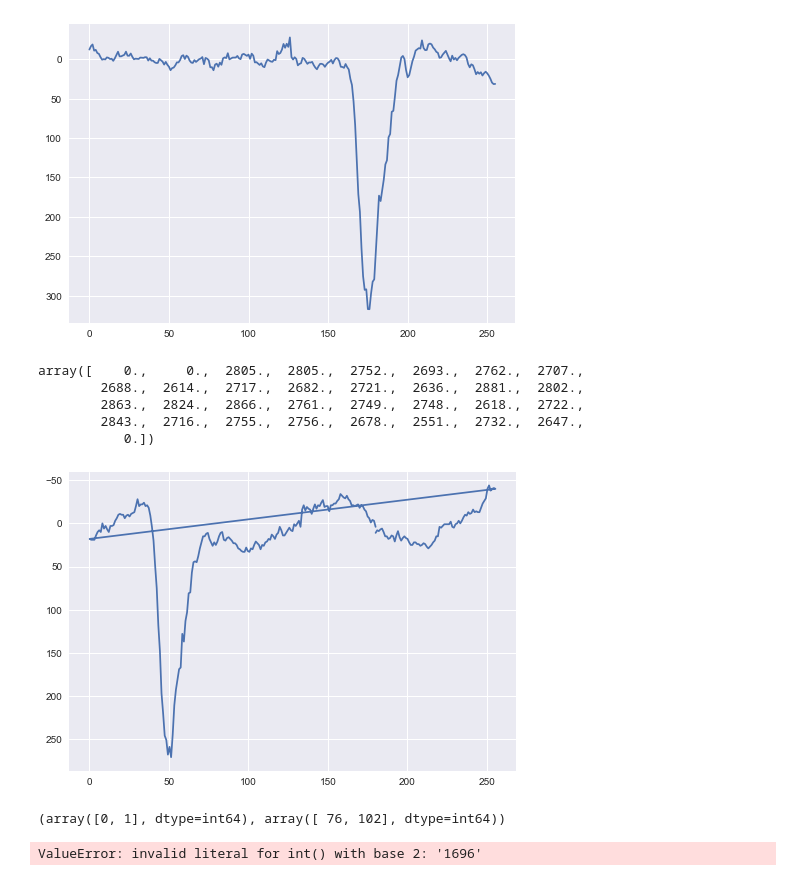
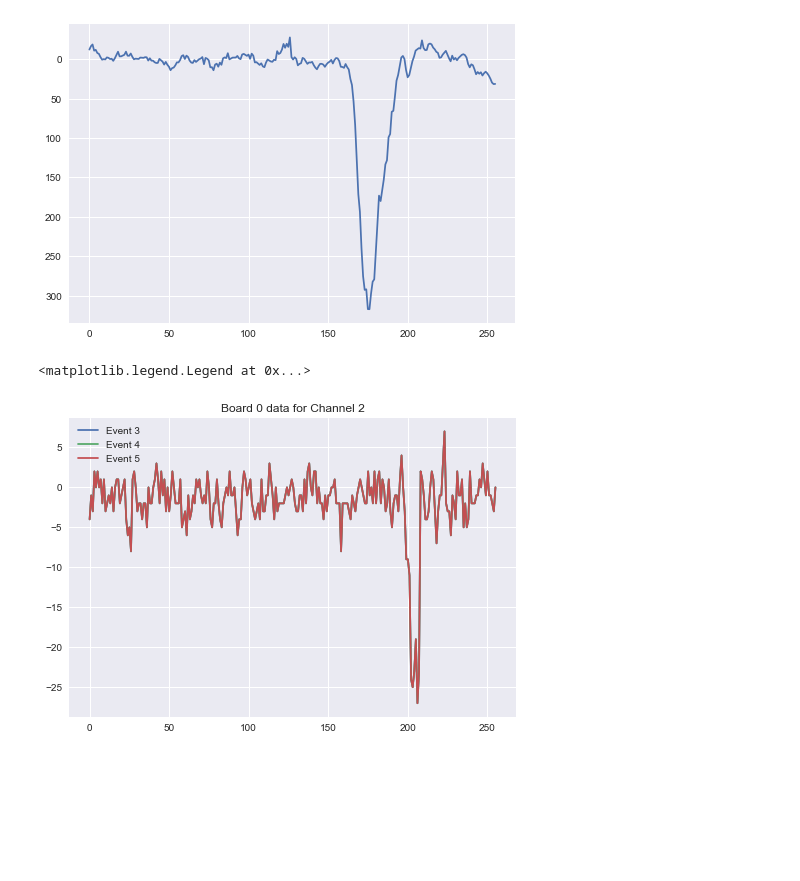
Before and after one commit to lappd-daq/psec-analysis, a Jupyter notebook: Simple PSEC Analysis.ipynb, the cells around one changed output. Cells and saved outputs as stored; diff of their text form; code cells hidden in the pictures; blank space fills up the shorter version.

Commit message:
redid code to allow for multiple boards.

```diff
--- a/Simple PSEC Analysis.ipynb
+++ b/Simple PSEC Analysis.ipynb
@@ -40,29 +16,33 @@ plt.plot(data[2+1, 5] - ped[2+1] - y)
 plt.gca().invert_yaxis()
 # %% [output]
 [figure]
-# %%
-data[0]
-# %% [output]
-array([    0.,     0.,  2805.,  2805.,  2752.,  2693.,  2762.,  2707.,
-        2688.,  2614.,  2717.,  2682.,  2721.,  2636.,  2881.,  2802.,
-        2863.,  2824.,  2866.,  2761.,  2749.,  2748.,  2618.,  2722.,
-        2843.,  2716.,  2755.,  2756.,  2678.,  2551.,  2732.,  2647.,
-           0.])
-# %%
-n = 1
-shift = 76
-t = np.linspace(-shift, -shift + 256, 256)
-t = np.where(t < 0, t + 256, t)
-y = data[3, n] - ped[3]
-plt.plot(t, y)
-plt.gca().invert_yaxis()
-# %% [output]
-[figure, removed]
-# %%
-np.where(data[:, 1] == 76)
-# %% [output]
-(array([0, 1], dtype=int64), array([ 76, 102], dtype=int64))
-# %%
-int('1696', 2)
-# %% [output]
-ValueError: invalid literal for int() with base 2: '1696'
+# %%
+def load_data(filename):
+    PSEC_CELLS = 256
+    N_COLS = 32
+    N_CHLS = 30
+
+    raw = np.genfromtxt(filename)[:, 1:]
+    n_events = int(len(raw) / PSEC_CELLS - 1)
+    n_boards = int(len(raw.T) / N_COLS)
+
+    indices = [range(n_boards), range(n_events), range(PSEC_CELLS)]
+    ch_names = ['{:d}'.format(n+1) for n in range(N_CHLS)]
+    cols = ['Wrap', *ch_names, 'Meta']
+    data = pd.DataFrame(index=pd.MultiIndex.from_product(indices, names=['Board', 'Event','Sample']), columns=cols)
+
+    boards = np.array([raw.T[N_COLS * n:N_COLS * (n+1)] for n in range(n_boards)])
+    for b, board in enumerate(boards):
+        data.loc[b] = board[:, PSEC_CELLS:].T
+        data.loc[b, ch_names] = data.loc[b, ch_names].values - np.tile(board[1:-1, :PSEC_CELLS], n_events).T
+
+    return data
+# %%
+data = load_data('data/two_boards.acdc.dat')
+
+plt.title('Board 0 data for Channel 2')
+[plt.plot(data['2'].loc[0, n], label='Event {}'.format(n)) for n in range(3, 6)]
+plt.legend()
+# %% [output]
+<matplotlib.legend.Legend at 0x...>
+[figure, added]
```
Also changed, not shown: parts of 4 cells of this notebook, 2 other files.
